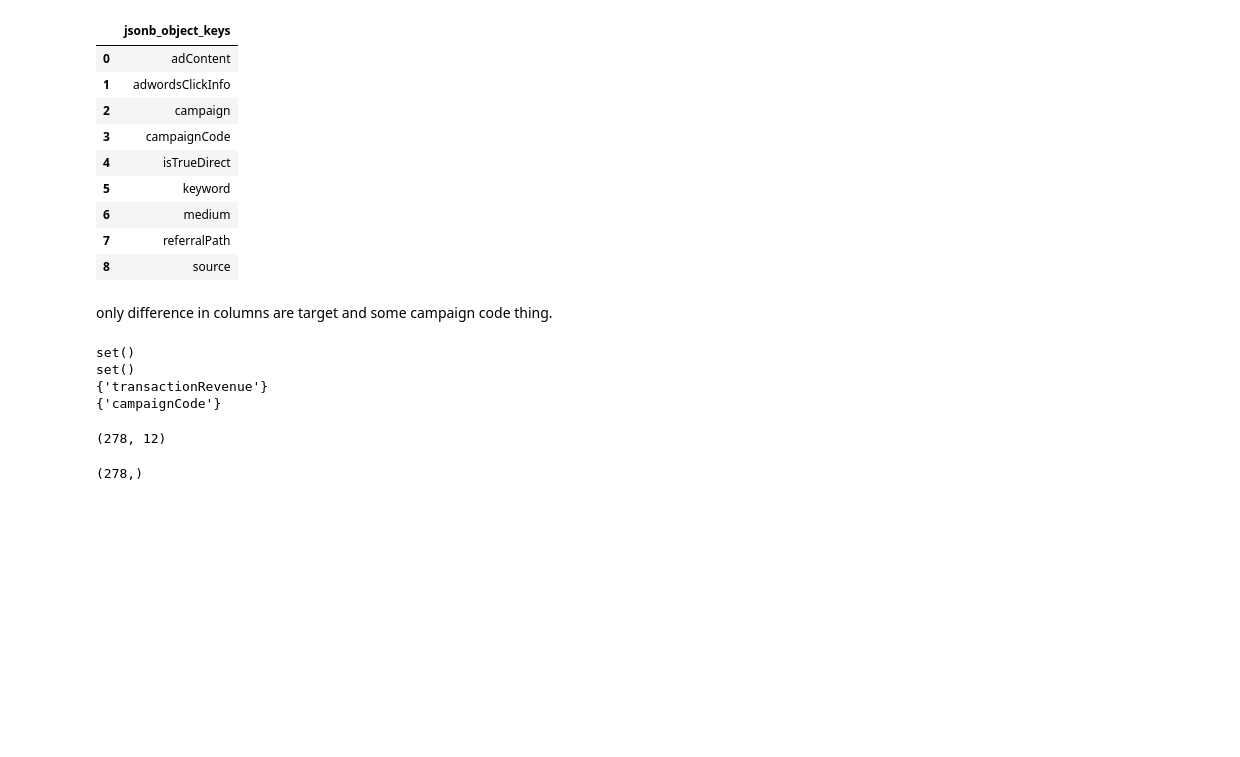
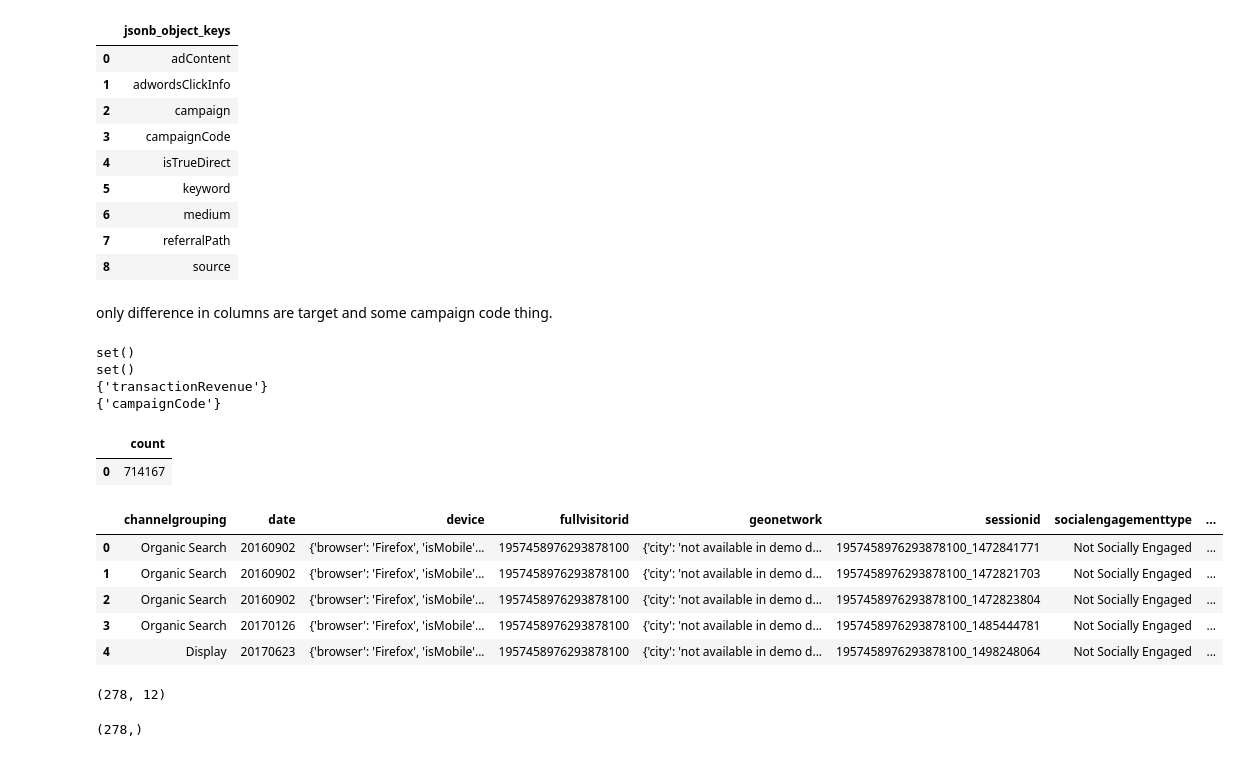
Before and after one commit to romandtse07/google_analytics_kaggle, a Jupyter notebook: SQL.ipynb, the cells around one changed output. Drawn from its saved outputs; the diff is of its cells as text; code cells hidden in the pictures; blank space fills up the shorter version.

```diff
--- a/SQL.ipynb
+++ b/SQL.ipynb
@@ -186,3 +190,8 @@ set()
+# %%
+pd.read_sql(query, engine)
+# %% [output]
+|  | count |
+| 0 | 714167 |
 # %%
 query = """
 WITH top_spender AS (
@@ -198,6 +208,15 @@ WHERE fullVisitorID IN (SELECT fullVisitorId FROM top_spender)
 """
 
 top_spender = pd.read_sql_query(query, engine)
+# %%
+top_spender.head()
+# %% [output]
+|  | channelgrouping | date | device | fullvisitorid | geonetwork | sessionid | socialengagementtype | ... |
+| 0 | Organic Search | 20160902 | {'browser': 'Firefox', 'isMobile'... | 1957458976293878100 | {'city': 'not available in demo d... | 1957458976293878100_1472841771 | Not Socially Engaged | ... |
+| 1 | Organic Search | 20160902 | {'browser': 'Firefox', 'isMobile'... | 1957458976293878100 | {'city': 'not available in demo d... | 1957458976293878100_1472821703 | Not Socially Engaged | ... |
+| 2 | Organic Search | 20160902 | {'browser': 'Firefox', 'isMobile'... | 1957458976293878100 | {'city': 'not available in demo d... | 1957458976293878100_1472823804 | Not Socially Engaged | ... |
+| 3 | Organic Search | 20170126 | {'browser': 'Firefox', 'isMobile'... | 1957458976293878100 | {'city': 'not available in demo d... | 1957458976293878100_1485444781 | Not Socially Engaged | ... |
+| 4 | Display | 20170623 | {'browser': 'Firefox', 'isMobile'... | 1957458976293878100 | {'city': 'not available in demo d... | 1957458976293878100_1498248064 | Not Socially Engaged | ... |
 # %%
 top_spender.shape
 # %% [output]
```
Also changed, not shown: parts of 26 cells of this notebook, 1 other file.
